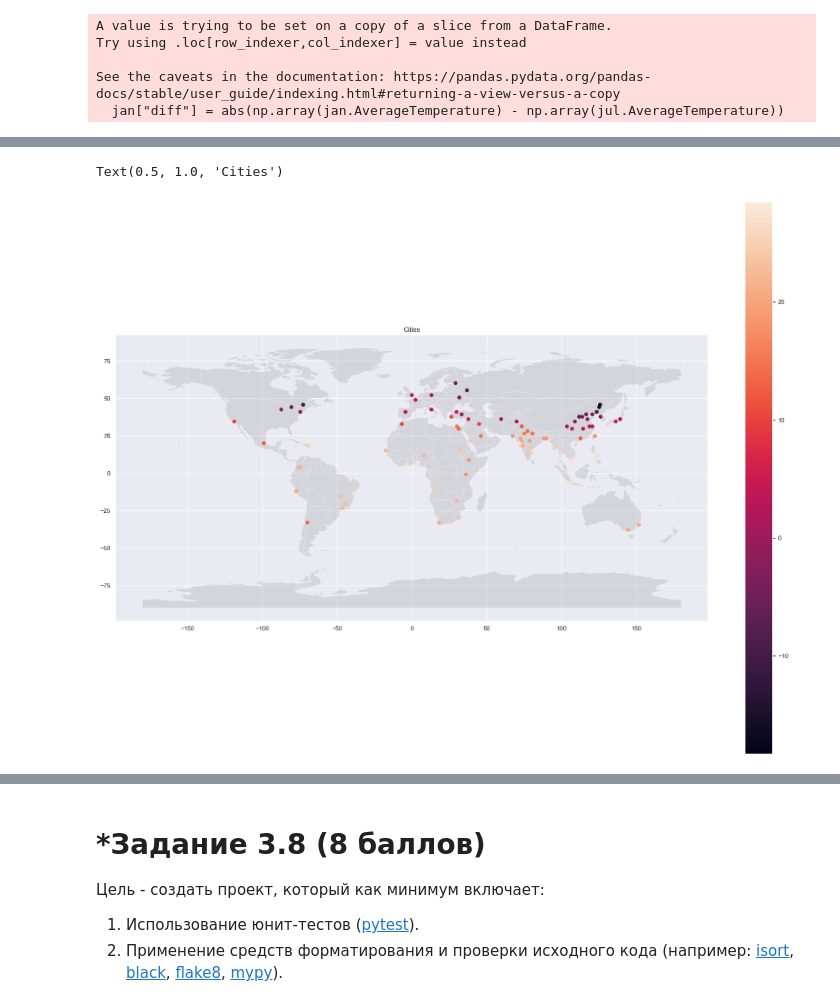
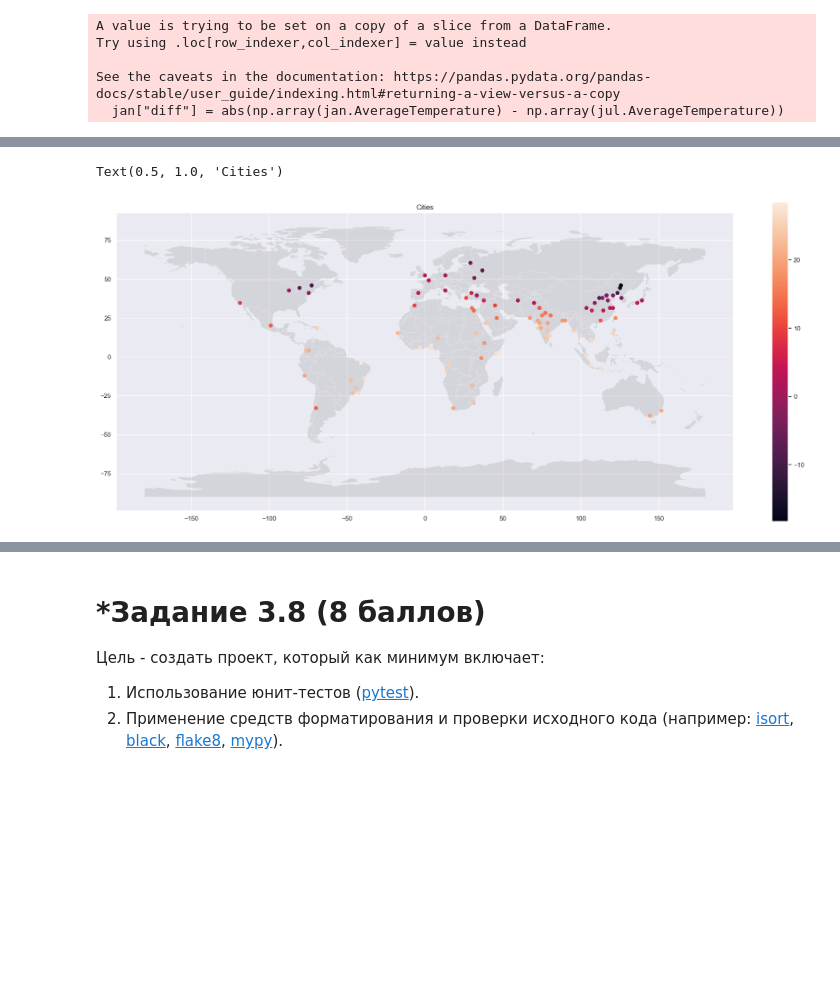
Before and after one commit to 4eckah78/python_2022_practice, a Jupyter notebook: Task_3.ipynb, the cells around one changed output, grey strips where cells are left out. Drawn from its saved outputs; the diff is of its cells as text; code cells hidden in the pictures; blank space fills up the shorter version.

```diff
--- a/Task_3.ipynb
+++ b/Task_3.ipynb
@@ -183,33 +168,33 @@ neg
 import geopandas as gpd
 import matplotlib.colors as mcolors
 
 def conversion(old):
     direction = {'N':1, 'S':-1, 'E': 1, 'W':-1}
     new_dir = direction[old[-1:]]
     new = old[:-1]
     return float(new)*new_dir
 
 
 geo_df = df1.copy()
 geo_df["Latitude"] = geo_df["Latitude"].apply(conversion)
 geo_df["Longitude"] = geo_df["Longitude"].apply(conversion)
 
-last_10_years_in_jan = geo_df[(df1.dt >= "2003-09-01") & (geo_df.dt.dt.month == 1)].groupby(['City', 'Latitude', 'Longitude']).AverageTemperature.mean().reset_index()
+last_10_years_in_jan = geo_df[(geo_df.dt >= "2003-09-01") & (geo_df.dt.dt.month == 1)].groupby(['City', 'Latitude', 'Longitude']).AverageTemperature.mean().reset_index()
 
 world = gpd.read_file(gpd.datasets.get_path("naturalearth_lowres"))
 
 geo_df = gpd.GeoDataFrame(
     last_10_years_in_jan,
     geometry=gpd.points_from_xy(
         last_10_years_in_jan.Longitude,
         last_10_years_in_jan.Latitude
     )
 )
 
-fig, ax = plt.subplots(figsize=(24, 18))
+fig, ax = plt.subplots(figsize=(24, 10))
 world.plot(ax=ax, alpha=0.2, color="grey")
 geo_df.plot(column="AverageTemperature", ax=ax, legend=True)
 plt.title("Cities")
 # %% [output]
 Text(0.5, 1.0, 'Cities')
-[figure, old version]
+[figure, new version]
```
Also changed, not shown: parts of 10 cells of this notebook, 2 other files.
